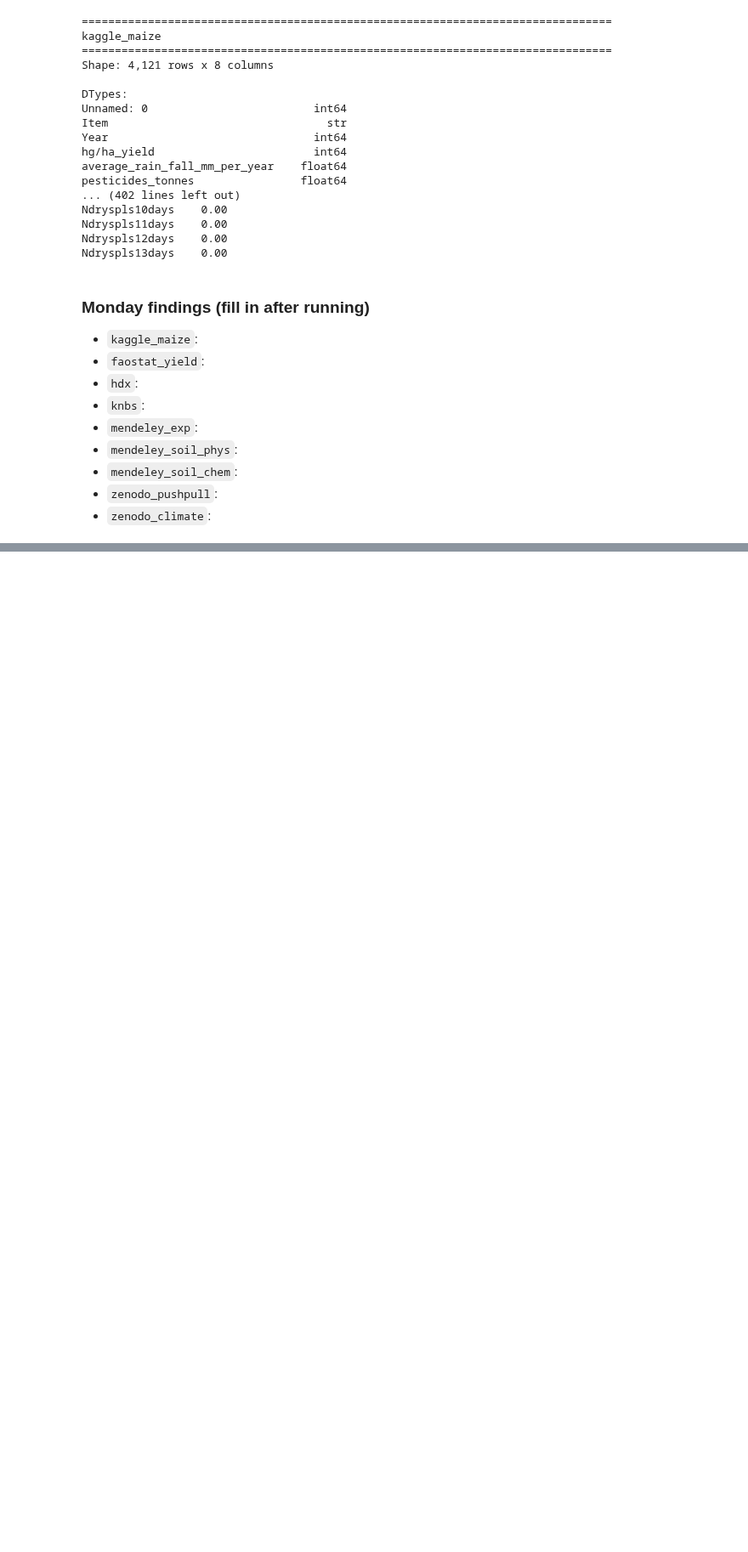
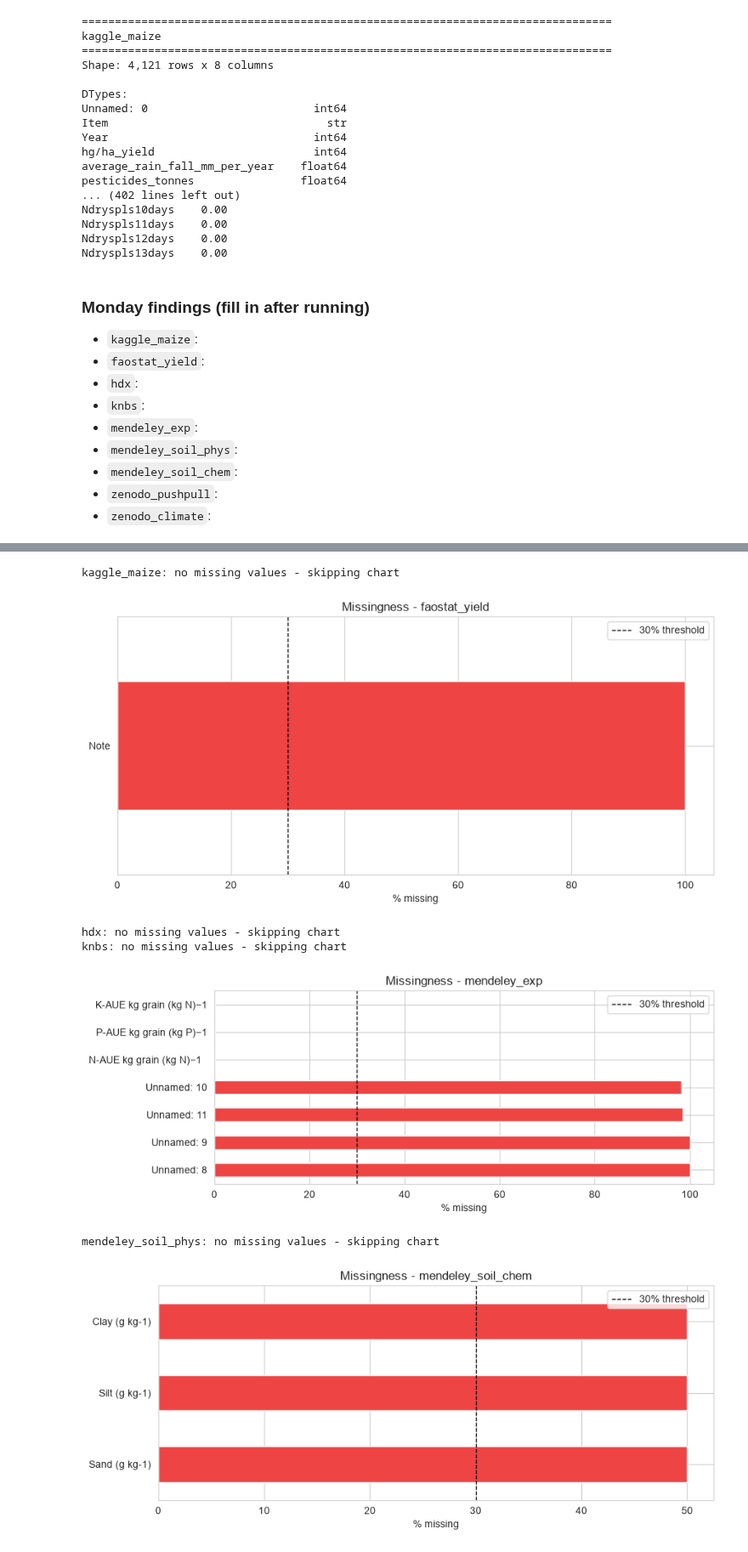
Before and after one commit to alexharonyandega-dev/kenya-climate-data-lab, a Jupyter notebook: notebooks/01_data_exploration.ipynb, the cells around one changed output, grey strips where cells are left out. Shown at 85% size. Cells and saved outputs as stored; diff of their text form; code cells hidden in the pictures; blank space fills up the shorter version.

Commit message:
feat(week2): ERA5, CHIRPS audit, missingness, plausibility, join graph

```diff
--- a/notebooks/01_data_exploration.ipynb
+++ b/notebooks/01_data_exploration.ipynb
@@ -142,0 +286,24 @@ Ndryspls13days    0.00
+# %%
+for name, df in csvs.items():
+    miss = (df.isna().mean() * 100).sort_values(ascending=False)
+    if miss.max() == 0:
+        print(f'{name}: no missing values - skipping chart')
+        continue
+
+    fig, ax = plt.subplots(figsize=(9, max(3, min(len(miss), 15) * 0.3)))
+    miss[miss > 0].head(15).plot(kind='barh', ax=ax, color='#ef4444')
+    ax.set_xlabel('% missing')
+    ax.set_title(f'Missingness - {name}')
+    ax.axvline(30, color='black', linestyle='--', linewidth=1, label='30% threshold')
+    ax.legend()
+    plt.tight_layout()
+    plt.savefig(FIG_DIR / f'fig_missingness_{name}.png', bbox_inches='tight')
+    plt.show()
+# %% [output]
+kaggle_maize: no missing values - skipping chart
+[figure, added]
+hdx: no missing values - skipping chart
+knbs: no missing values - skipping chart
+[figure, added]
+mendeley_soil_phys: no missing values - skipping chart
+[figure, added]
```
Also changed, not shown: parts of 23 cells of this notebook, 8 other files.
